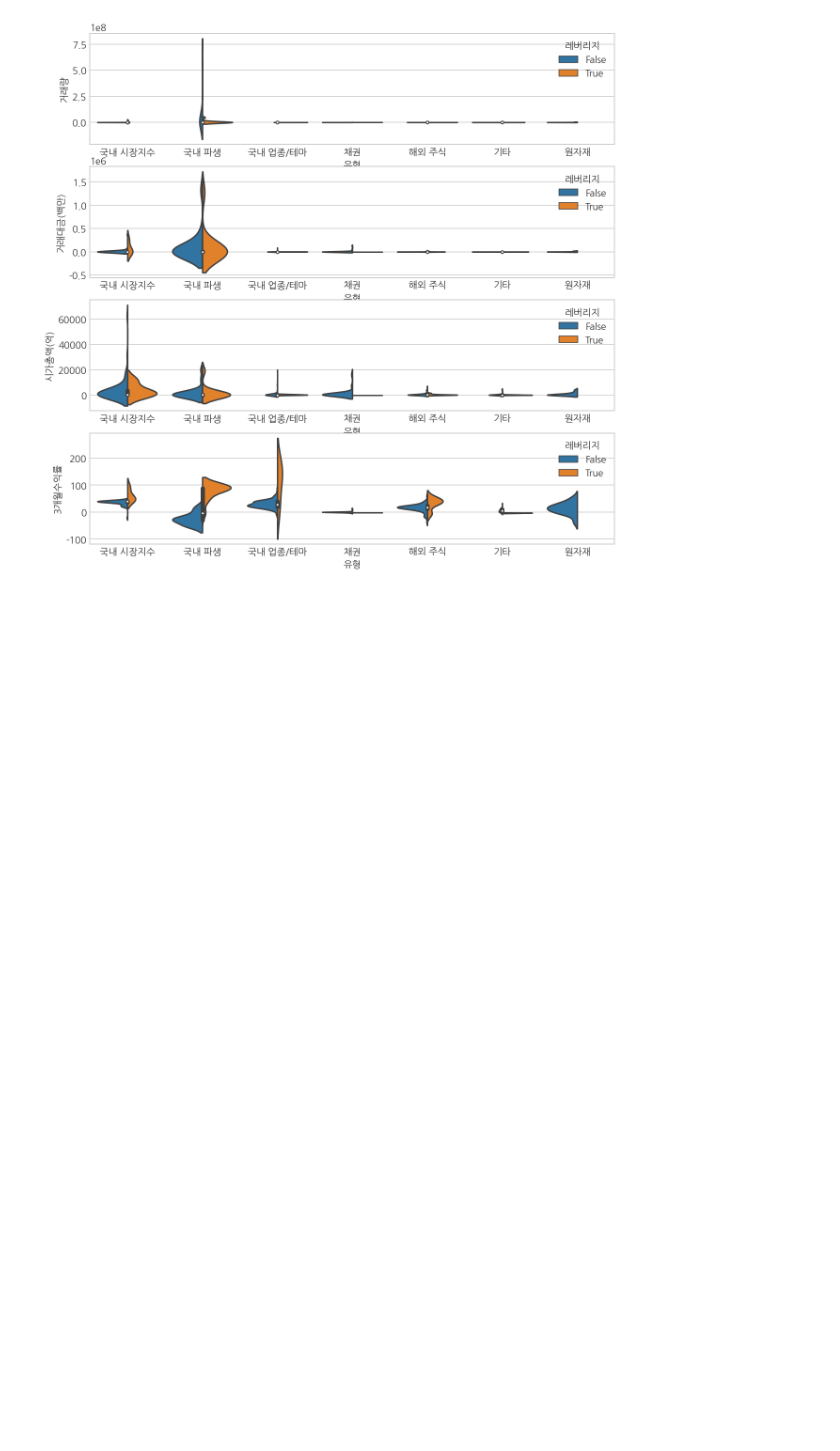
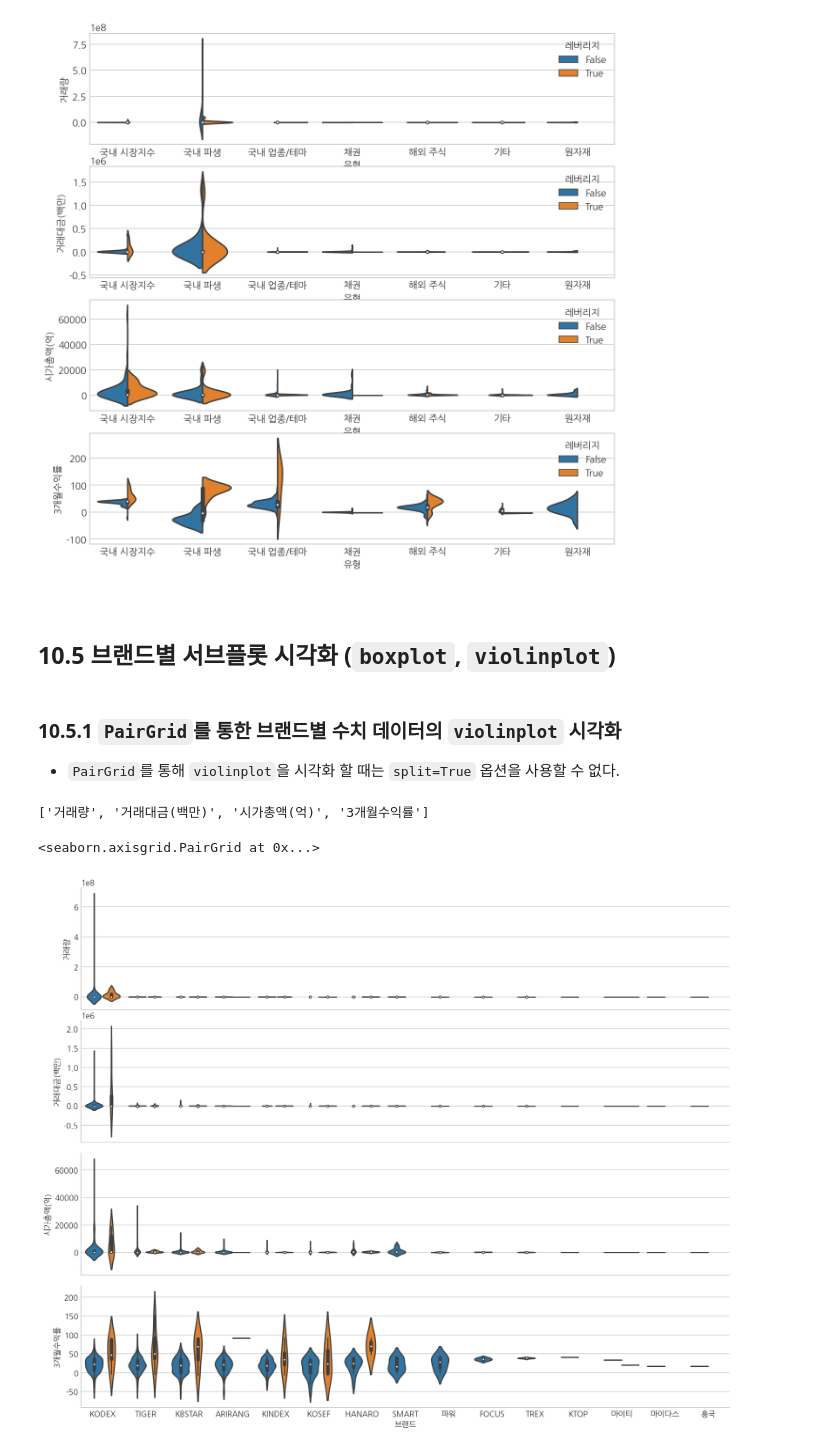
Before and after one commit to zgotter/financial-data-analysis-with-python, a Jupyter notebook: 10_ETF-data-visualization-with-subplots.ipynb, the cells around one changed output. Drawn from its saved outputs; the diff is of its cells as text; code cells hidden in the pictures; blank space fills up the shorter version.

Commit message:
브랜드별 서브플롯 시각화 (boxplot, violinplot)

```diff
--- a/10_ETF-data-visualization-with-subplots.ipynb
+++ b/10_ETF-data-visualization-with-subplots.ipynb
@@ -328,3 +328,21 @@ for i, rcol in enumerate(row_cols):
 plt.show()
 # %% [output]
 [figure]
+# %% [markdown]
+<br>
+
+## 10.5 브랜드별 서브플롯 시각화 (`boxplot`, `violinplot`)
+# %% [markdown]
+### 10.5.1 `PairGrid`를 통한 브랜드별 수치 데이터의 `violinplot` 시각화
+
+- `PairGrid`를 통해 `violinplot`을 시각화 할 때는 `split=True` 옵션을 사용할 수 없다.
+# %%
+row_cols
+# %% [output]
+['거래량', '거래대금(백만)', '시가총액(억)', '3개월수익률']
+# %%
+g = sns.PairGrid(data=df, x_vars='브랜드', y_vars=row_cols, aspect=5, hue='레버리지')
+g.map(sns.violinplot)
+# %% [output]
+<seaborn.axisgrid.PairGrid at 0x...>
+[figure, added]
```
Also changed, not shown: parts of 5 cells of this notebook.
